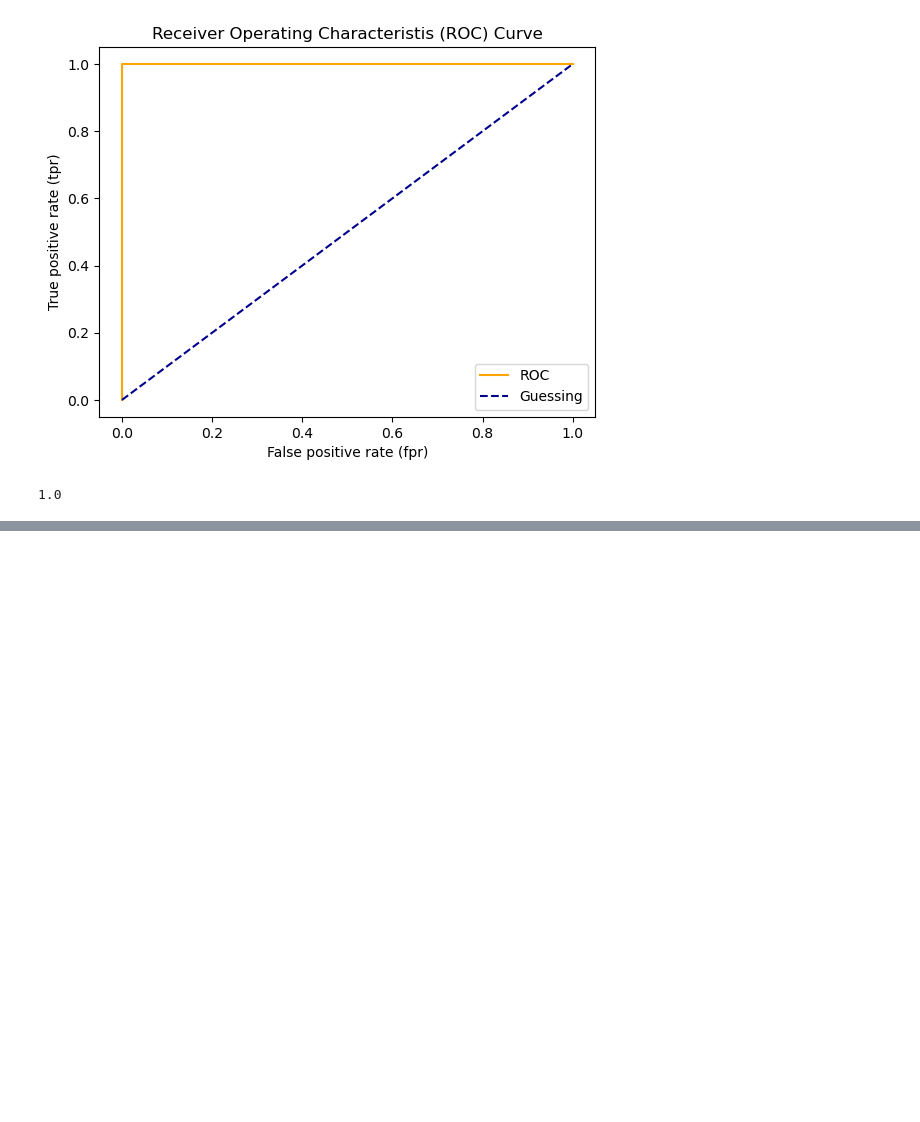
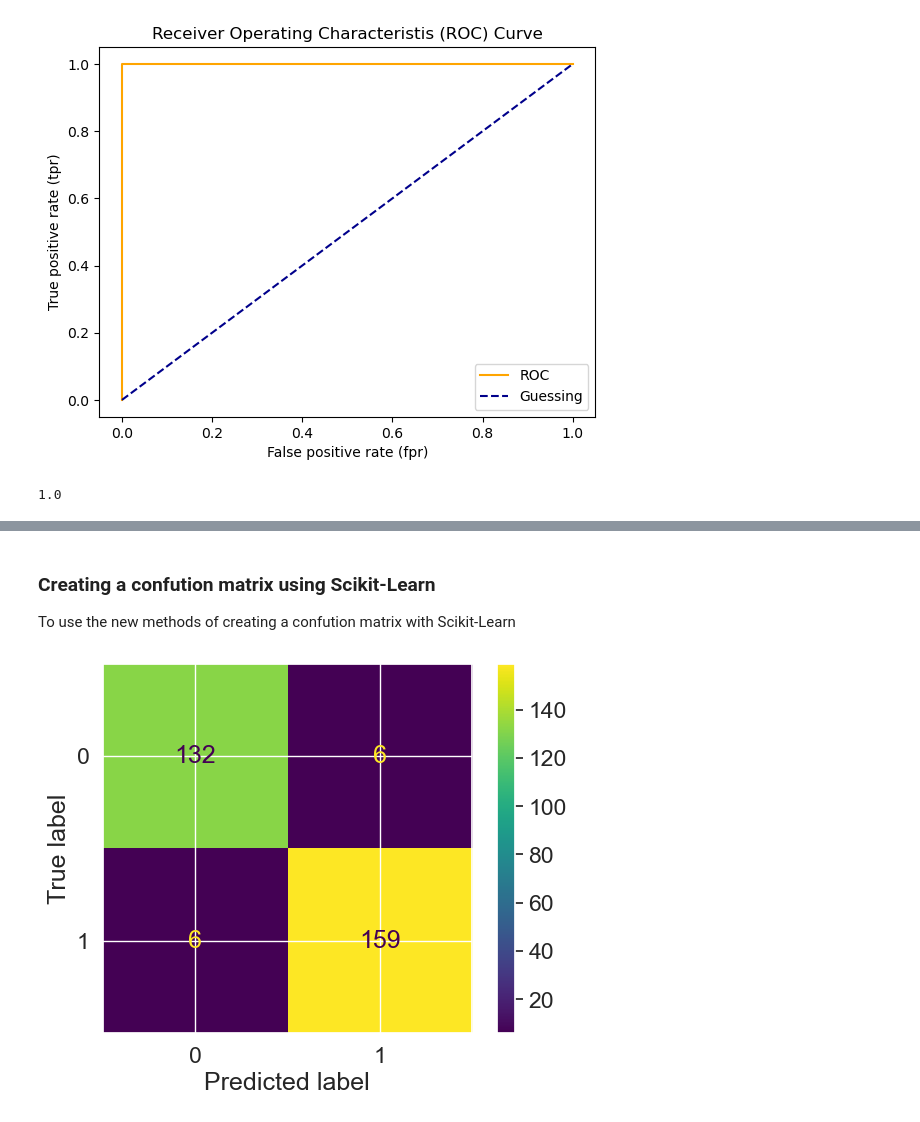
Before and after one commit to rajdip20/code-recall, a Jupyter notebook: Machine Learning/About Scikit-learn/Scikit-learn.ipynb, the cells around one changed output, grey strips where cells are left out. Saved outputs shown, nothing was run; the diff lists cells and outputs as text; code cells hidden in the pictures; blank space fills up the shorter version.

```diff
--- a/Machine Learning/About Scikit-learn/Scikit-learn.ipynb
+++ b/Machine Learning/About Scikit-learn/Scikit-learn.ipynb
@@ -1105,0 +1142,12 @@ roc_auc_score(y_test, y_test)
+# %% [markdown]
+### Creating a confution matrix using Scikit-Learn
+
+To use the new methods of creating a confution matrix with Scikit-Learn
+# %%
+from sklearn.metrics import ConfusionMatrixDisplay
+
+ConfusionMatrixDisplay.from_estimator(estimator=clf,
+                                      X=X,
+                                      y=y);
+# %% [output]
+[figure, added]
```
Also changed, not shown: parts of 14 cells of this notebook.
